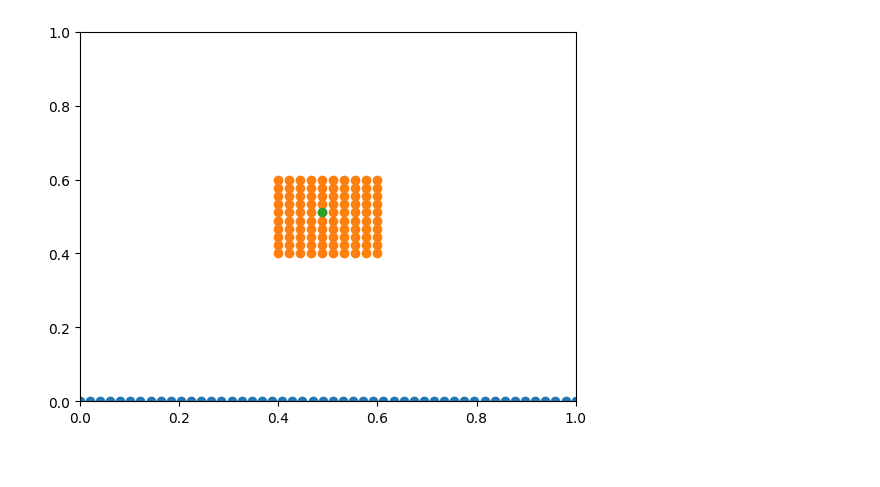
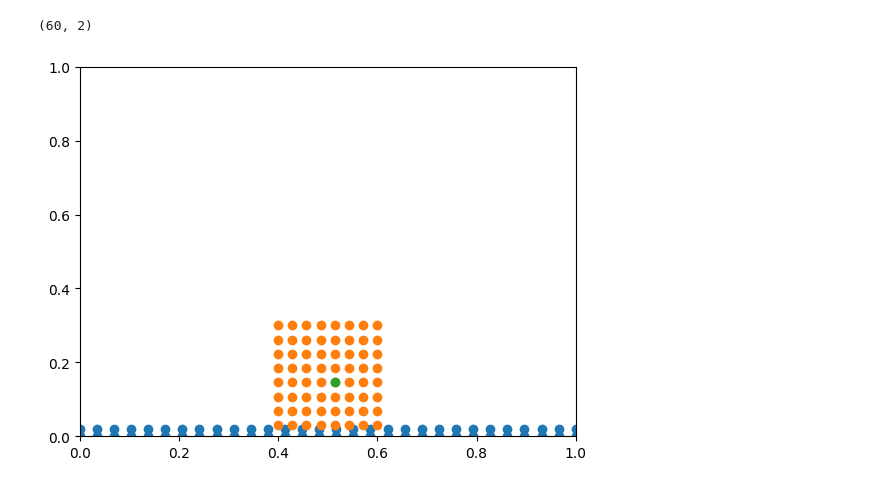
Before and after one commit to nm-dl1212/pinn, a Jupyter notebook: My_PINN_eq/mps.ipynb, the cells around one changed output. Saved outputs shown, nothing was run; the diff lists cells and outputs as text; code cells hidden in the pictures.

```diff
--- a/My_PINN_eq/mps.ipynb
+++ b/My_PINN_eq/mps.ipynb
@@ -47,34 +75,44 @@ def calculate_laplacian(val, n_0, lambda_0, weight=1):
 # %%
 # 初期条件
 ### 固定壁
-x = np.linspace(0, 1, 50)
-y = np.linspace(0, 0, 50)
-pos_rigid = np.block([[x], [y]]).T
-vel_rigid = np.zeros((50, 2))
+x = np.linspace(0, 1, 30)
+y = np.linspace(0, 0.02, 2)
+xx, yy = np.meshgrid(x, y)
+pos_rigid = np.block([[xx.flatten()], [yy.flatten()]]).T
+n_sample, dim = pos_rigid.shape
+vel_rigid = np.zeros([n_sample, dim])
+pttype_rigid = np.ones(n_sample)
 
 ### 水柱
-x = np.linspace(0.4, 0.6, 10)
-y = np.linspace(0.4, 0.6, 10)
+x = np.linspace(0.4, 0.6, 8)
+y = np.linspace(0.03, 0.3, 8)
 xx, yy = np.meshgrid(x, y)
 
 pos_water = np.block([[xx.flatten()], [yy.flatten()]]).T
 n_sample, dim = pos_water.shape
-vel_water = np.zeros([n_sample, dim])
+vel_water = np.ones([n_sample, dim])*0.0
+pttype_water = np.zeros(n_sample)
 
 # 結合
 pos_rigid.shape, pos_water.shape
 pos = np.block([[pos_rigid], [pos_water]])
 vel = np.block([[vel_rigid], [vel_water]])
+point_type = np.block([pttype_rigid, pttype_water])
 n_sample, dim = pos.shape
 
+#圧力の初期化
+p=np.ones(n_sample)*1+1000
+
 # 描画
-plot_particle(pos_rigid)
-plot_particle(pos_water)
+plot_particle(pos[:60])
+plot_particle(pos[60:])
 
-representive_index = 104
+representive_index = 88
 plot_particle(pos[representive_index]) # 代表位置
+vel_rigid.shape
 # %% [output]
+(60, 2)
-[figure, old version]
+[figure, new version]
 # %%
 ### 解析条件
 #時間
```
Also changed, not shown: parts of 7 cells of this notebook, 1 other file.
